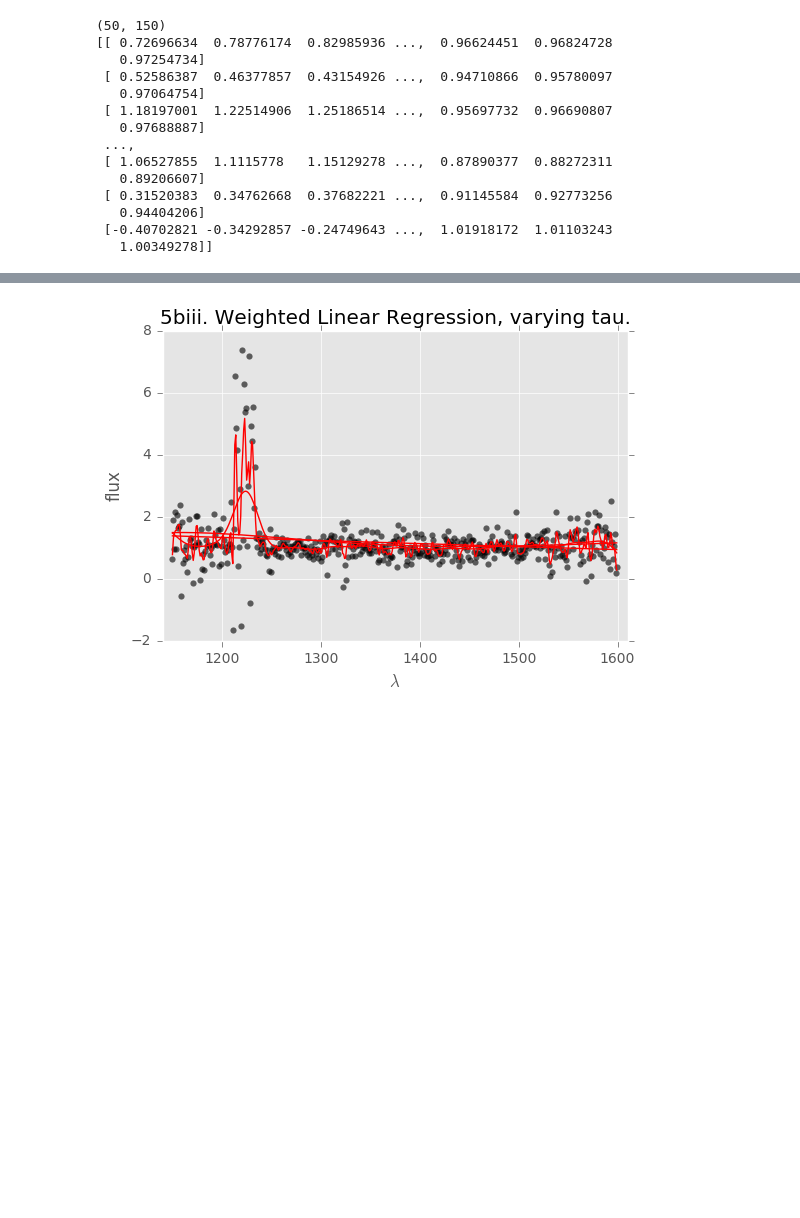
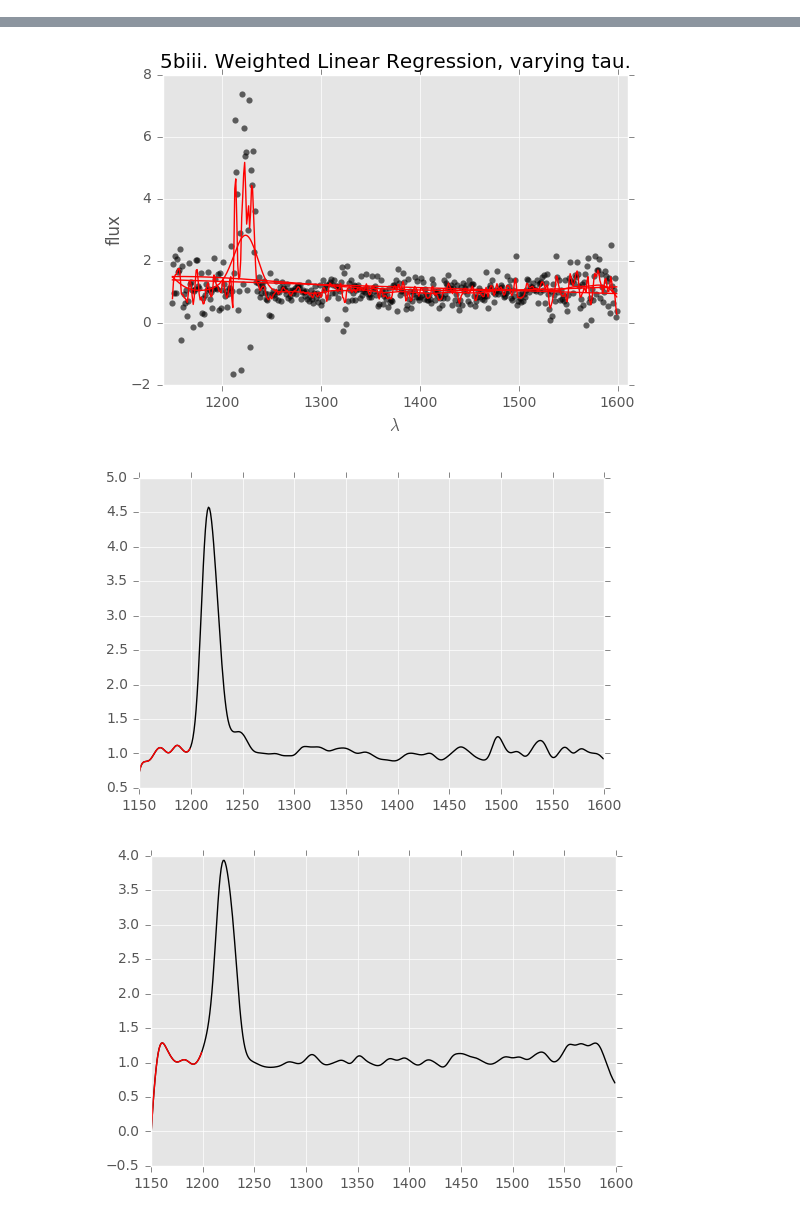
Before and after one commit to james-chuang/cs229, a Jupyter notebook: ps1-5b.ipynb, the cells around one changed output, grey strips where cells are left out. Drawn from its saved outputs; the diff is of its cells as text; code cells hidden in the pictures; blank space fills up the shorter version.

Commit message:
Plot PS1 5cIII test examples 1 and 6. Problem: test data is being fit exactly, with no error?

```diff
--- a/ps1-5b.ipynb
+++ b/ps1-5b.ipynb
@@ -46,7 +46,7 @@ def main():
     plt.ylabel('flux')
     plt.title('5biii. Weighted Linear Regression, varying tau.')
 
-    colors = ['red', 'orange', 'green', 'blue']
+    #colors = ['red', 'orange', 'green', 'blue']
     for t in (1,10,100,1000):
         theta_new = weighted_linreg(wavelength, flux, tau=t)
         line_new = np.add(theta_new[:,0] , np.multiply(theta_new[:,1], wavelength))
@@ -54,20 +54,33 @@ def main():
 
     #smooth data with tau=5 (5ci.)
     #smooth(train_df, test_df)
-    train_smooth = np.loadtxt('quasar_train_smooth.csv', delimiter = ',')
+    train_smooth = np.loadtxt('quasar_train_smooth.csv', delimiter=',')
     test_smooth = np.loadtxt('quasar_test_smooth.csv', delimiter=',')
 
     #functional regression on training data (5cii.)
     train_pred = fpred(data=train_smooth, n=3)
 
-    #functional regressino on test data (5ciii.)
+    #train_err = np.zeros((train_smooth.shape[0],1))
+    #for i in range(0, train_smooth.shape[0]):
+    #    train_err[i] = left_dist(train_df[i], train_pred[i])
+    #print(train_err)
+
+    #functional regression on test data (5ciii.)
     test_pred = fpred(data=test_smooth, n=3)
 
+    #plot test example 1
+    plt.figure()
+    plt.plot(wavelength[0], test_smooth[0], 'k-')
+    plt.plot(wavelength[0,0:50], test_pred[0], 'r-')
 
+    #plot test example 6
+    plt.figure()
+    plt.plot(wavelength[0], test_smooth[5], 'k-')
+    plt.plot(wavelength[0,0:50], test_pred[5], 'r-')
 
 def fpred(data, n=3):
     m = data.shape[0] # examples
-    predictions = np.zeros((m, 150))
+    predictions = np.zeros((m, 50))
 
     for f in range(0, m): #for each training example
         distances = np.zeros((m,1))
@@ -80,13 +93,10 @@ def fpred(data, n=3):
         for i in range(0,n):
             fweights[i] = ker(np.divide(distances[indices[i]],h))
         den = sum(fweights)
-        for w in range(0,150):
+        for w in range(0,50):
             num = np.sum(np.multiply(fweights, data[f,w]))
             predictions[f,w] = np.divide(num,den)
     return predictions
-
-
-
 
 def linreg(x,y):
     x = np.transpose(np.vstack((np.ones_like(x), x)))
@@ -135,44 +145,37 @@ def weighted_linreg(x,y,tau):
     return theta
 
 def smooth(train_df, test_df):
     train_smooth = np.zeros_like(train_df)
     test_smooth = np.zeros_like(test_df)
 
     for i in range(0, train_smooth.shape[0]):
         theta_smooth = weighted_linreg(wavelength, np.transpose(np.array(train_df[i:i+1])), tau=5)
         train_smooth[i] = np.add(theta_smooth[:,0] , np.multiply(theta_smooth[:,1], wavelength))
     for j in range(0, test_smooth.shape[0]):
         theta_smooth = weighted_linreg(wavelength, np.transpose(np.array(test_df[j:j+1])), tau=5)
         test_smooth[j] = np.add(theta_smooth[:,0] , np.multiply(theta_smooth[:,1], wavelength))
 
     np.savetxt('quasar_train_smooth.csv', train_smooth, delimiter=',')
     np.savetxt('quasar_test_smooth.csv', test_smooth, delimiter=',')
 
 def right_dist(f1, f2):
     f1right = f1[150:450]
     f2right = f2[150:450]
     return np.sum(np.power(np.subtract(f1right,f2right),2))
 
+def left_dist(f1, f2):
+    f1left = f1[0:50]
+    f2left = f2[0:50]
+    return np.sum(np.power(np.subtract(f1left,f2left),2))
+
 def ker(x):
     return np.max([1-x, 0])
 
 if __name__ == "__main__":
     main()
 # %% [output]
-(50, 150)
-[[ 0.72696634  0.78776174  0.82985936 ...,  0.96624451  0.96824728
-   0.97254734]
- [ 0.52586387  0.46377857  0.43154926 ...,  0.94710866  0.95780097
-   0.97064754]
- [ 1.18197001  1.22514906  1.25186514 ...,  0.95697732  0.96690807
-   0.97688887]
- ...,
- [ 1.06527855  1.1115778   1.15129278 ...,  0.87890377  0.88272311
-   0.89206607]
- [ 0.31520383  0.34762668  0.37682221 ...,  0.91145584  0.92773256
-   0.94404206]
- [-0.40702821 -0.34292857 -0.24749643 ...,  1.01918172  1.01103243
-   1.00349278]]
 [figure]
 [figure]
 [figure]
+[figure, added]
+[figure, added]
```
